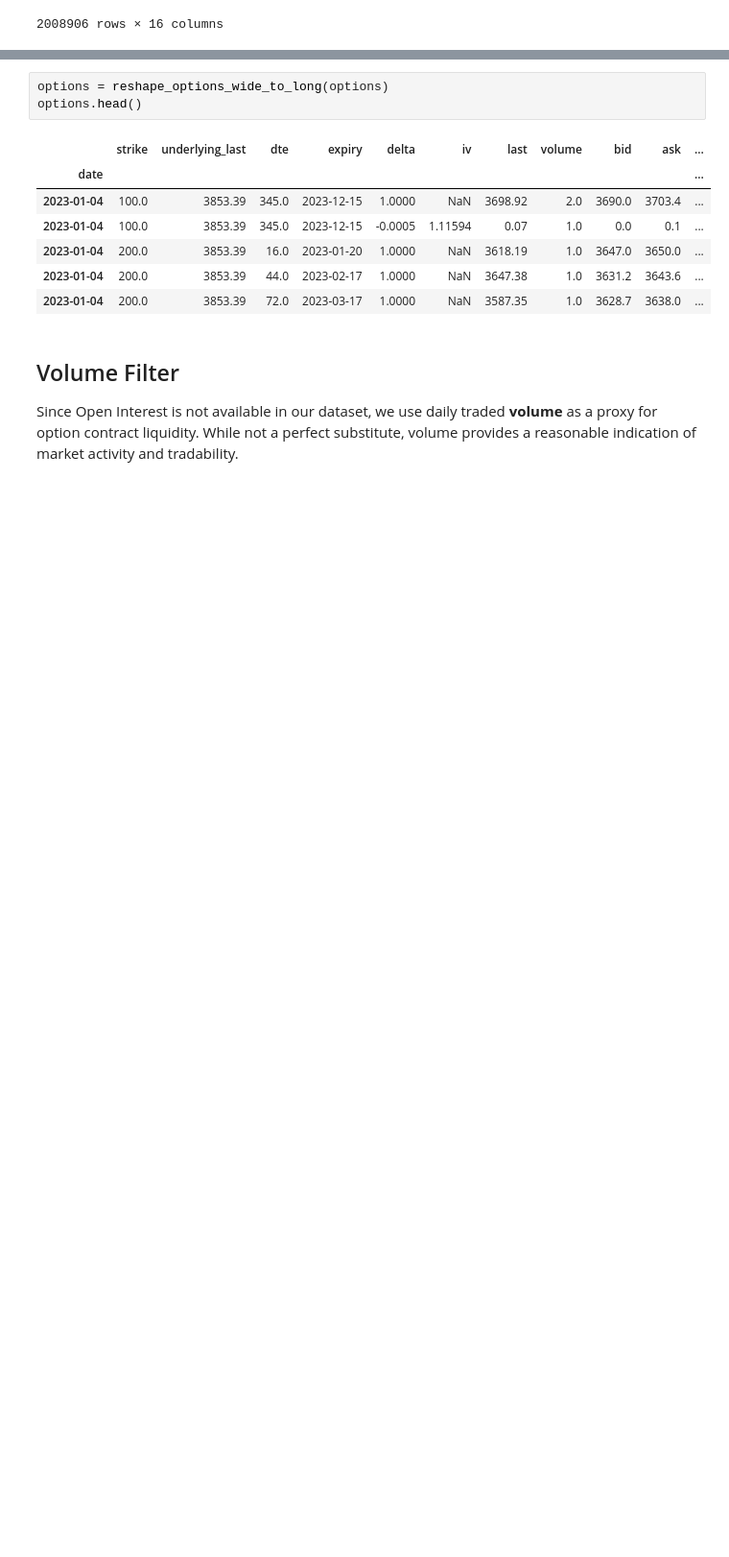
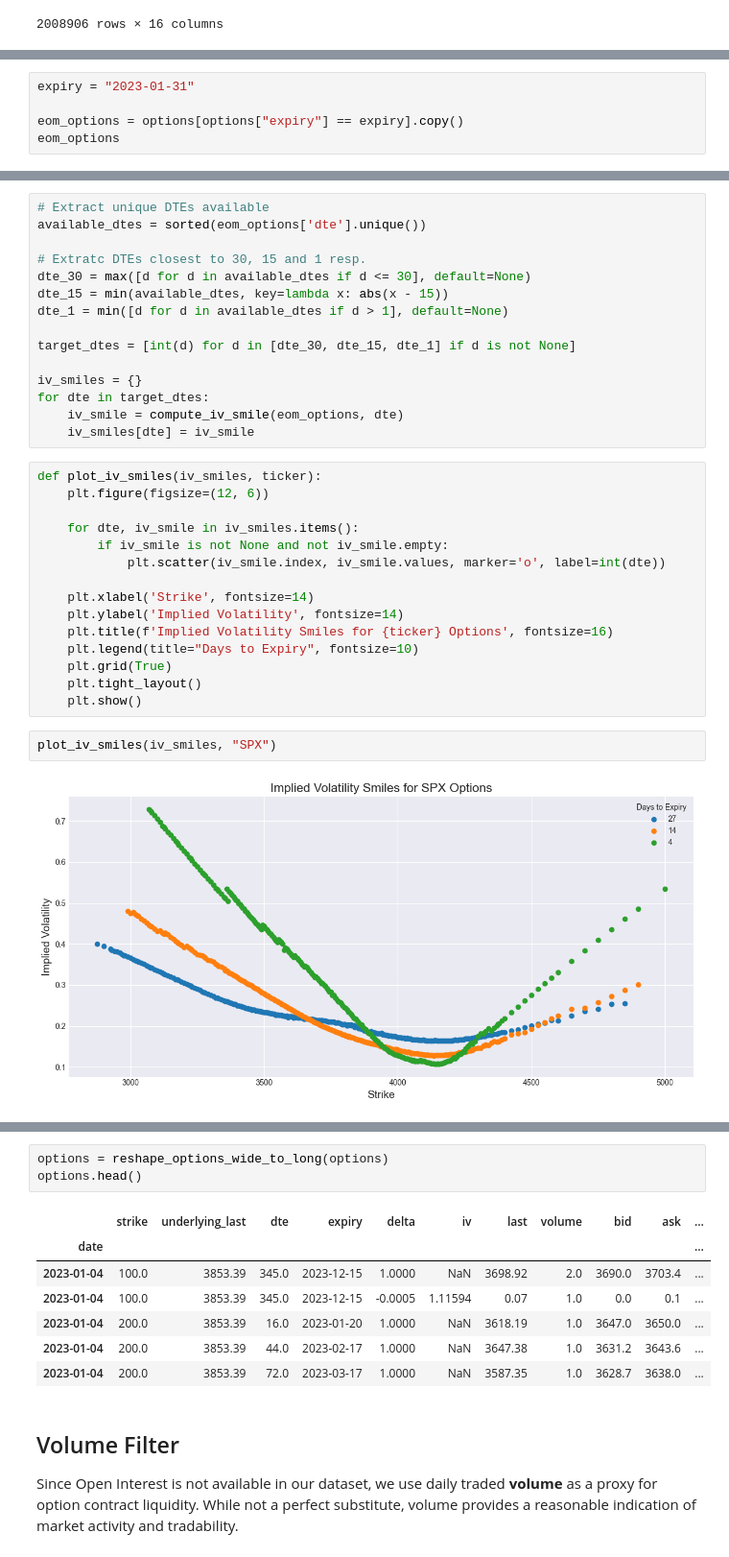
Before and after one commit to anthonymakarewicz/volatility-trading, a Jupyter notebook: skew_trading.ipynb, the cells around one changed output, grey strips where cells are left out. Shown at 96% size. Cells and saved outputs as stored; diff of their text form; blank space fills up the shorter version.

Commit message:
Added plots for the skew over time

```diff
--- a/skew_trading.ipynb
+++ b/skew_trading.ipynb
@@ -68,0 +78,5 @@ options
+# %%
+expiry = "2023-01-31"
+
+eom_options = options[options["expiry"] == expiry].copy()
+eom_options
@@ -68,0 +138,34 @@ options
+# %%
+# Extract unique DTEs available
+available_dtes = sorted(eom_options['dte'].unique())
+
+# Extratc DTEs closest to 30, 15 and 1 resp.
+dte_30 = max([d for d in available_dtes if d <= 30], default=None)
+dte_15 = min(available_dtes, key=lambda x: abs(x - 15))
+dte_1 = min([d for d in available_dtes if d > 1], default=None)
+
+target_dtes = [int(d) for d in [dte_30, dte_15, dte_1] if d is not None]
+
+iv_smiles = {}
+for dte in target_dtes:
+    iv_smile = compute_iv_smile(eom_options, dte)
+    iv_smiles[dte] = iv_smile
+# %%
+def plot_iv_smiles(iv_smiles, ticker):
+    plt.figure(figsize=(12, 6))
+
+    for dte, iv_smile in iv_smiles.items():
+        if iv_smile is not None and not iv_smile.empty:
+            plt.scatter(iv_smile.index, iv_smile.values, marker='o', label=int(dte))
+
+    plt.xlabel('Strike', fontsize=14)
+    plt.ylabel('Implied Volatility', fontsize=14)
+    plt.title(f'Implied Volatility Smiles for {ticker} Options', fontsize=16)
+    plt.legend(title="Days to Expiry", fontsize=10)
+    plt.grid(True)
+    plt.tight_layout()
+    plt.show()
+# %%
+plot_iv_smiles(iv_smiles, "SPX")
+# %% [output]
+[figure, added]
```
Also changed, not shown: parts of 28 cells of this notebook, 2 other files.
